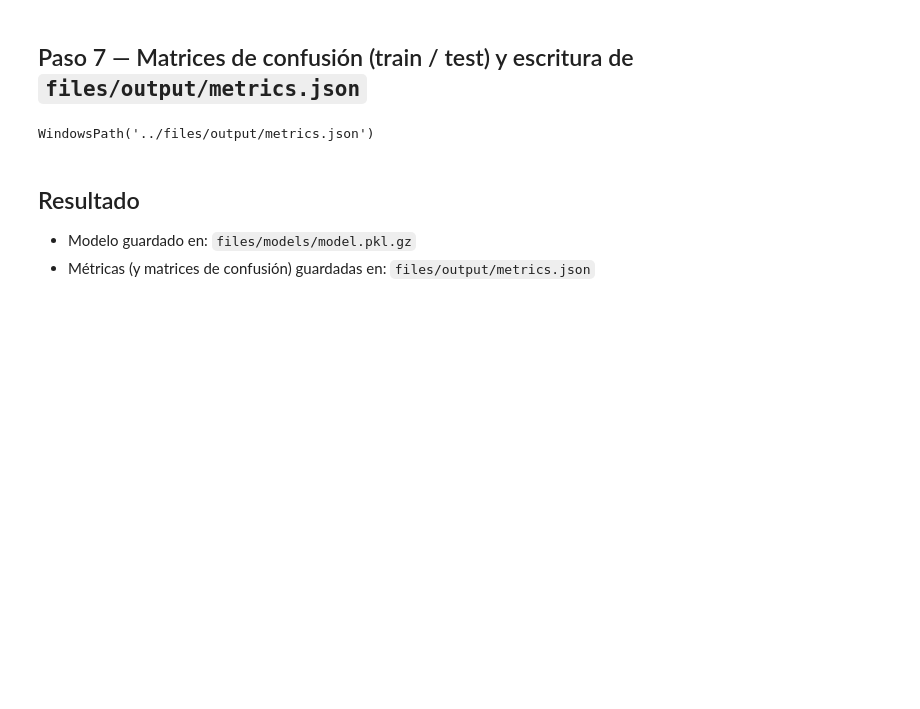
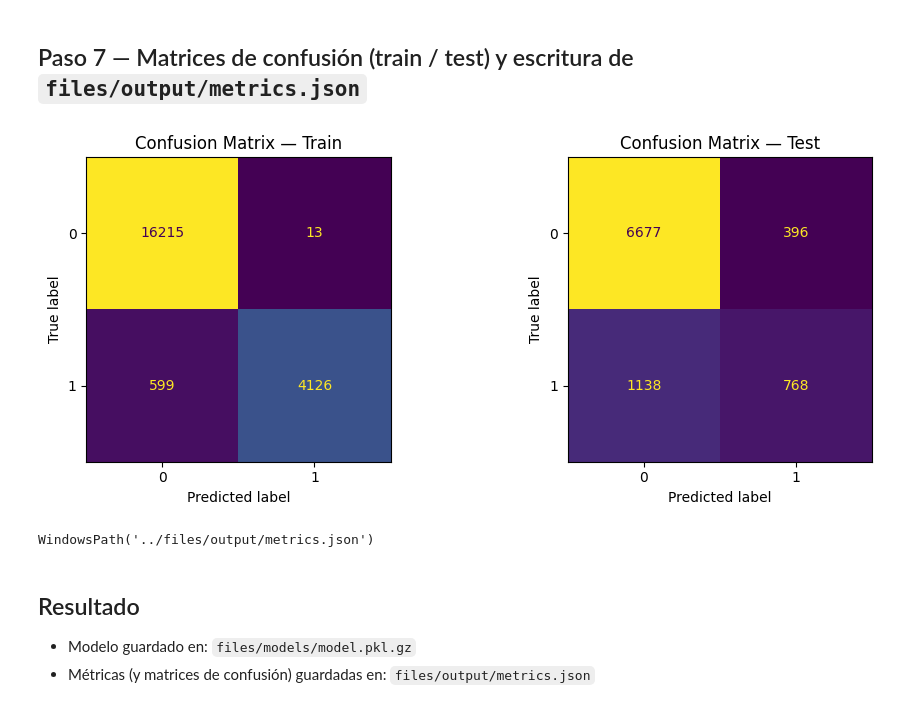
Before and after one commit to 2025-2-predictiva/LAB-01-prediccion-del-default-usando-rf-fhurtadoa, a Jupyter notebook: homework/Notebook.ipynb, the cells around one changed output. Saved outputs shown, nothing was run; the diff lists cells and outputs as text; code cells hidden in the pictures; blank space fills up the shorter version.

Commit message:
plot CM

```diff
--- a/homework/Notebook.ipynb
+++ b/homework/Notebook.ipynb
@@ -269,29 +269,50 @@ m_train, m_test
 
 ## Paso 7 — Matrices de confusión (train / test) y escritura de `files/output/metrics.json`
 # %%
+from sklearn.metrics import confusion_matrix, ConfusionMatrixDisplay
+import matplotlib.pyplot as plt
 
 def empaquetar_matriz_conf(etiqueta: str, y_true, y_pred) -> dict:
     cm = confusion_matrix(y_true, y_pred, labels=[0, 1])
     return {
         "type": "cm_matrix",
         "dataset": etiqueta,
         "true_0": {"predicted_0": int(cm[0][0]), "predicted_1": int(cm[0][1])},
         "true_1": {"predicted_0": int(cm[1][0]), "predicted_1": int(cm[1][1])},
     }
 
 cm_train = empaquetar_matriz_conf("train", y_train, yhat_train)
-cm_test = empaquetar_matriz_conf("test", y_test, yhat_test)
+cm_test  = empaquetar_matriz_conf("test",  y_test,  yhat_test)
 
 OUTPUT_DIR.mkdir(parents=True, exist_ok=True)
 metrics_path = OUTPUT_DIR / "metrics.json"
 with open(metrics_path, "w", encoding="utf-8") as fh:
     fh.write(json.dumps(m_train) + "\n")
     fh.write(json.dumps(m_test) + "\n")
     fh.write(json.dumps(cm_train) + "\n")
     fh.write(json.dumps(cm_test) + "\n")
 
+# --- Ploteo de matrices de confusión (train / test) ---
+fig, axes = plt.subplots(1, 2, figsize=(10, 4), squeeze=False)
+
+cm_tr = confusion_matrix(y_train, yhat_train, labels=[0, 1])
+cm_te = confusion_matrix(y_test,  yhat_test,  labels=[0, 1])
+
+disp_tr = ConfusionMatrixDisplay(confusion_matrix=cm_tr, display_labels=[0, 1])
+disp_te = ConfusionMatrixDisplay(confusion_matrix=cm_te, display_labels=[0, 1])
+
+disp_tr.plot(ax=axes[0][0], values_format='d', colorbar=False)
+axes[0][0].set_title("Confusion Matrix — Train")
+
+disp_te.plot(ax=axes[0][1], values_format='d', colorbar=False)
+axes[0][1].set_title("Confusion Matrix — Test")
+
+plt.tight_layout()
+plt.show()
+
 metrics_path
 # %% [output]
+[figure, added]
 WindowsPath('../files/output/metrics.json')
 # %% [markdown]
 
```
Also changed, not shown: 1 other file.
